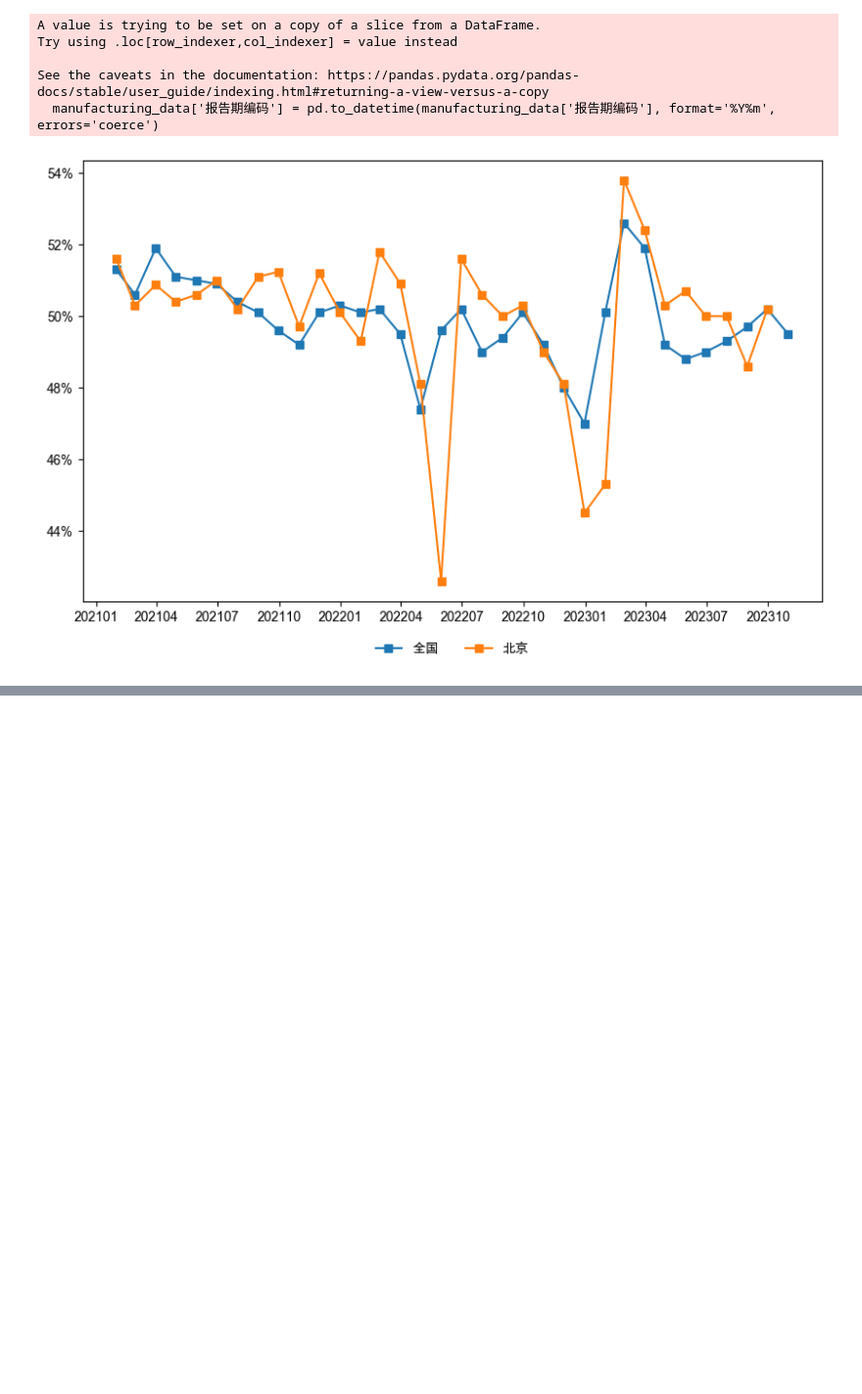
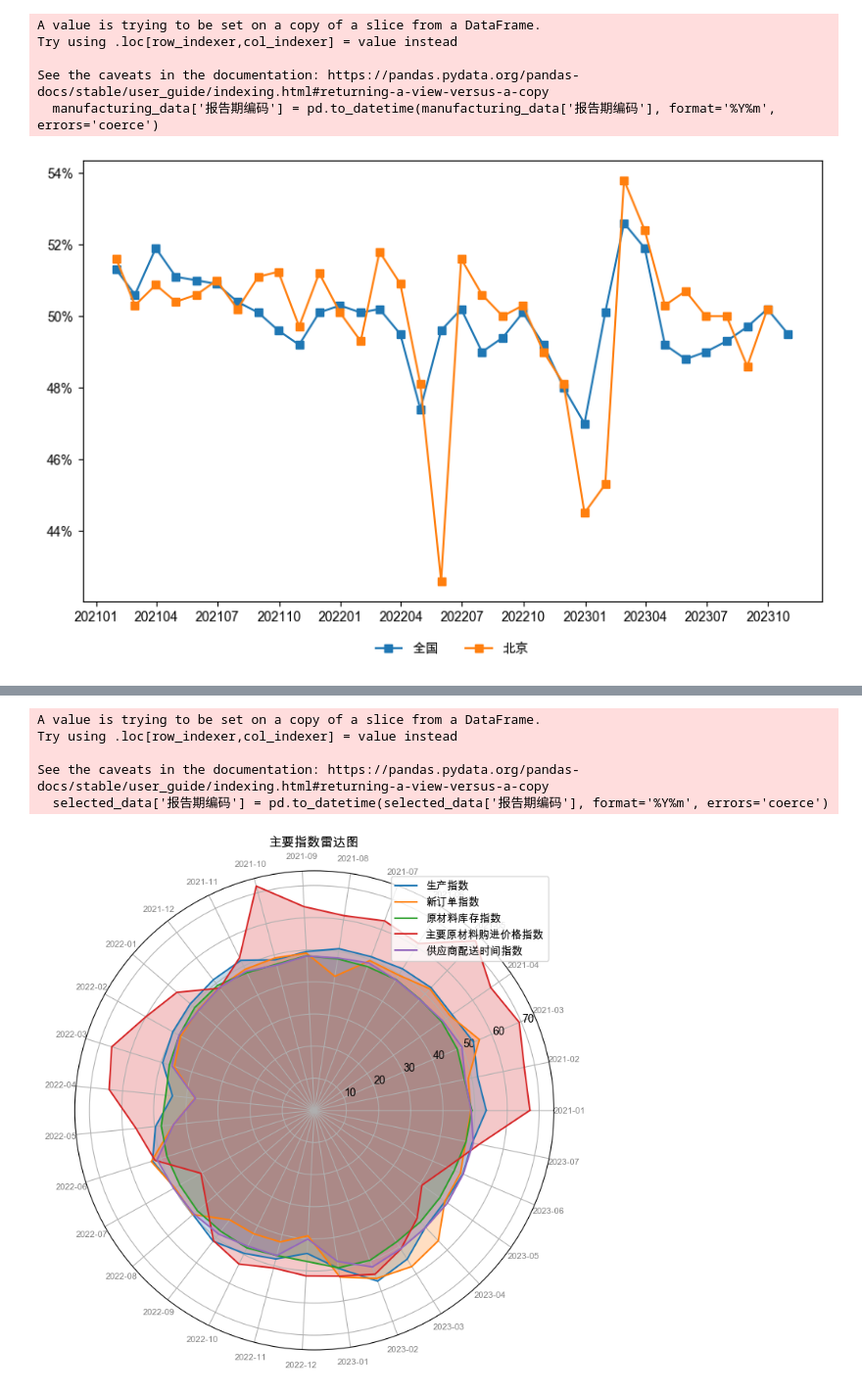
Before and after one commit to yuriamao/auto_xlsx_to_docx, a Jupyter notebook: code/config_main.ipynb, the cells around one changed output, grey strips where cells are left out. Shown at 98% size. Drawn from its saved outputs; the diff is of its cells as text; code cells hidden in the pictures; blank space fills up the shorter version.

```diff
--- a/code/config_main.ipynb
+++ b/code/config_main.ipynb
@@ -228,0 +307,78 @@ See the caveats in the documentation: https://pandas.pydata.org/pandas-docs/stab
+# %%
+import matplotlib.pyplot as plt
+import pandas as pd
+import numpy as np
+from io import BytesIO
+from docx import Document
+
+# 假设数据已经加载到 config_df 中
+
+# 选择特定产业名称的数据
+desired_industries = ['生产指数', '新订单指数', '原材料库存指数', '主要原材料购进价格指数', '供应商配送时间指数']
+selected_data = config_df[config_df['产业名称'].isin(desired_industries)]
+
+# 筛选出 2021 年及之后的数据
+selected_data['报告期编码'] = pd.to_datetime(selected_data['报告期编码'], format='%Y%m', errors='coerce')
+selected_data = selected_data[selected_data['报告期编码'].dt.year >= 2021]
+
+# 去除非日期值的行
+selected_data.dropna(subset=['报告期编码'], inplace=True)
+
+# 转换数据值列为数值型，跳过无法转换的值
+selected_data['数据值'] = pd.to_numeric(selected_data['数据值'], errors='coerce')
+
+# 去除非数值型数据行
+selected_data.dropna(subset=['数据值'], inplace=True)
+
+# 按指标名称和月份进行数据分组，计算每个月的平均值
+grouped_data = selected_data.groupby(['产业名称', pd.Grouper(key='报告期编码', freq='1M')])['数据值'].mean().reset_index()
+
+# 创建雷达图
+plt.figure(figsize=(8, 8))
+
+# 针对每个指标绘制雷达图
+for index_name in desired_industries:
+    index_data = grouped_data[grouped_data['产业名称'] == index_name]
+    values = index_data['数据值'].tolist()
+    num_vars = len(values)
+
+    # 计算角度
+    angles = np.linspace(0, 2 * np.pi, num_vars, endpoint=False).tolist()
+
+    # 为了闭合图形，需要重新添加起始点值
+    values += values[:1]
+    angles += angles[:1]
+
+    ax = plt.subplot(111, polar=True)
+    plt.xticks(angles[:-1], index_data['报告期编码'].dt.strftime('%Y-%m').tolist(), color='grey', size=8)
+    ax.plot(angles, values, label=index_name)
+    ax.fill(angles, values, alpha=0.25)
+
+# 设置图例、标题
+plt.legend(loc='upper right')
+plt.title("主要指数雷达图")
+
+# 保存图表到 BytesIO 对象
+image_stream = BytesIO()
+plt.savefig(image_stream, format='png')
+image_stream.seek(0)
+
+# 创建 Word 文档
+doc = Document()
+doc.add_paragraph("主要指数雷达图")
+
+# 将图表保存到 Word 文档中
+doc.add_picture(image_stream)
+
+# 保存 Word 文档
+doc.save('主要指数雷达图.docx')
+
+# 保存处理后的数据为 CSV 文件，并指定编码为 UTF-8
+grouped_data.to_csv('main_indices_data.csv', index=False, encoding='utf-8-sig')
+# %% [output]
+A value is trying to be set on a copy of a slice from a DataFrame.
+Try using .loc[row_indexer,col_indexer] = value instead
+
+See the caveats in the documentation: https://pandas.pydata.org/pandas-docs/stable/user_guide/indexing.html#returning-a-view-versus-a-copy
+  selected_data['报告期编码'] = pd.to_datetime(selected_data['报告期编码'], format='%Y%m', errors='coerce')
+[figure, added]
```
Also changed, not shown: parts of 7 cells of this notebook, 5 other files.
